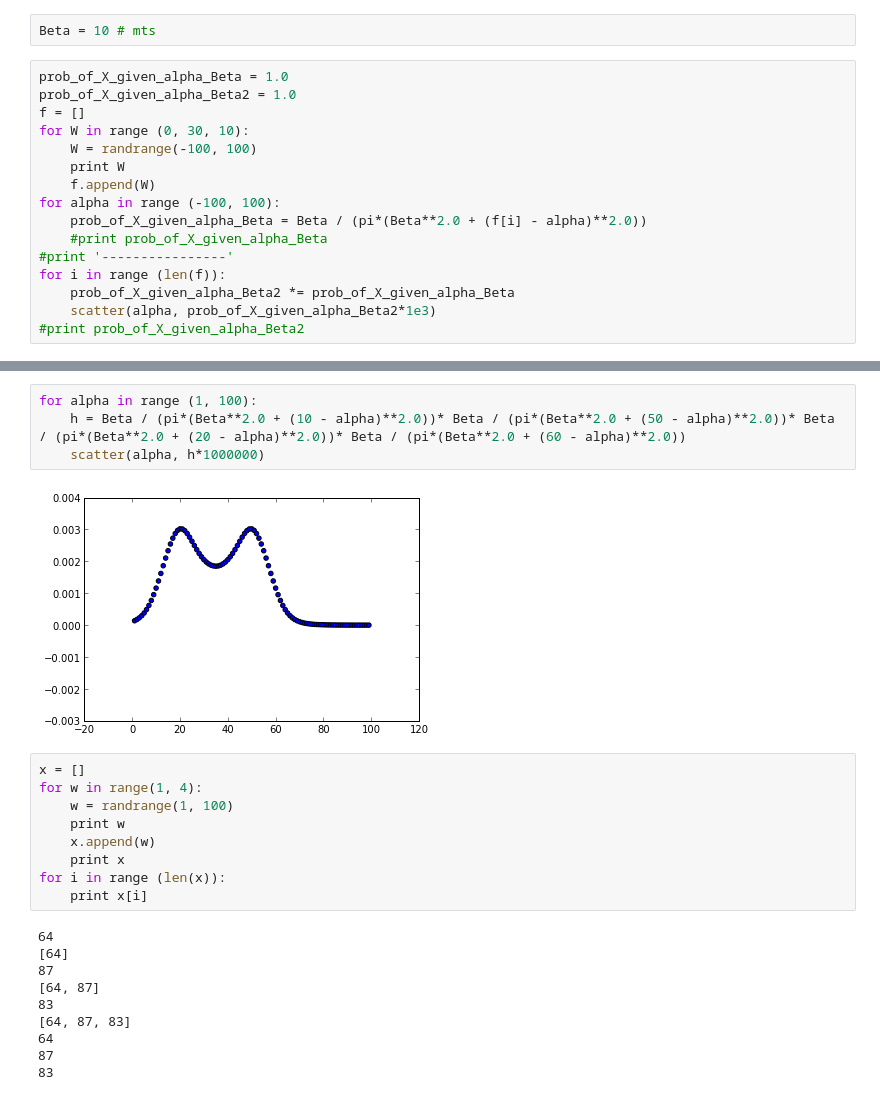
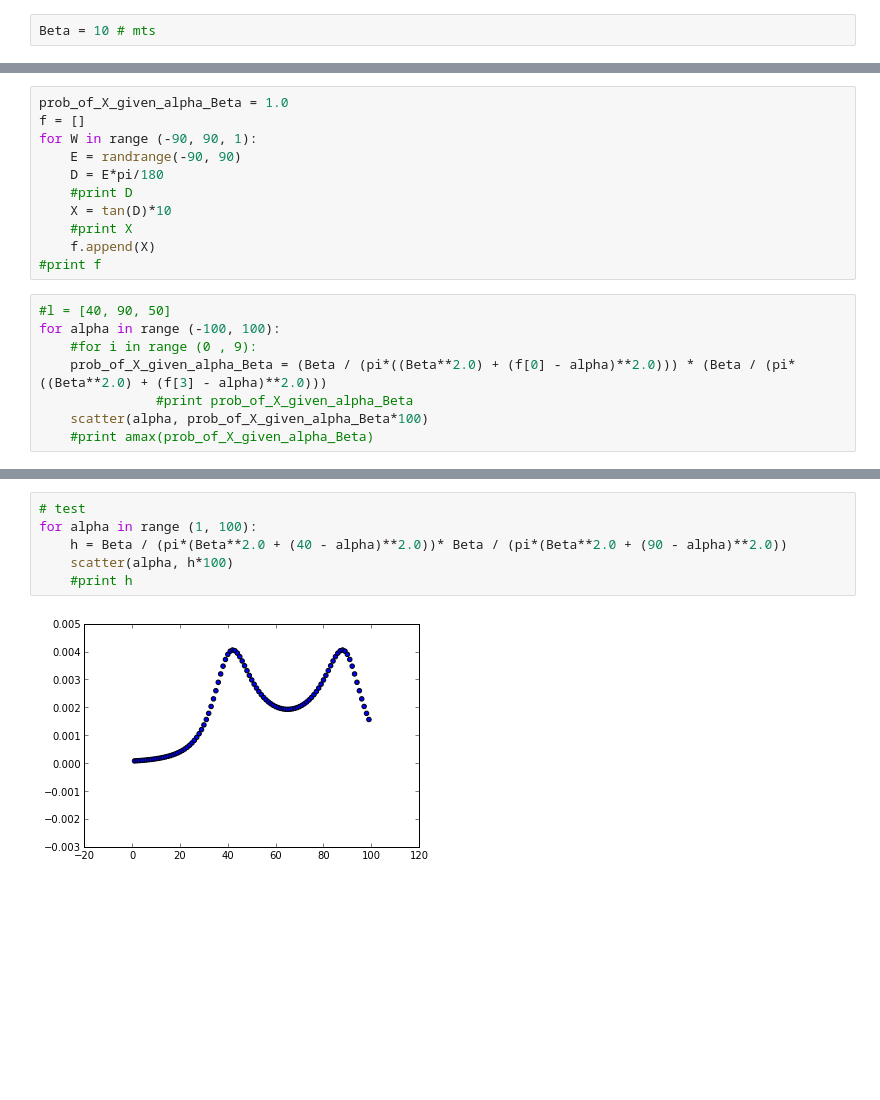
Before and after one commit to jngaravitoc/Bayesian_Homeworks, a Jupyter notebook: The_Lighthouse_Problem.ipynb, the cells around one changed output, grey strips where cells are left out. Cells and saved outputs as stored; diff of their text form; blank space fills up the shorter version.

```diff
--- a/The_Lighthouse_Problem.ipynb
+++ b/The_Lighthouse_Problem.ipynb
@@ -8,19 +8,3 @@ import math
 from random import *
 # %%
 Beta = 10 # mts
-# %%
-prob_of_X_given_alpha_Beta = 1.0
-prob_of_X_given_alpha_Beta2 = 1.0
-f = []
-for W in range (0, 30, 10):
-    W = randrange(-100, 100)
-    print W
-    f.append(W)
-for alpha in range (-100, 100):
-    prob_of_X_given_alpha_Beta = Beta / (pi*(Beta**2.0 + (f[i] - alpha)**2.0))
-    #print prob_of_X_given_alpha_Beta
-#print '----------------'
-for i in range (len(f)):
-    prob_of_X_given_alpha_Beta2 *= prob_of_X_given_alpha_Beta
-    scatter(alpha, prob_of_X_given_alpha_Beta2*1e3)
-#print prob_of_X_given_alpha_Beta2
@@ -31,0 +11,19 @@ for i in range (len(f)):
+# %%
+prob_of_X_given_alpha_Beta = 1.0
+f = []
+for W in range (-90, 90, 1):
+    E = randrange(-90, 90)
+    D = E*pi/180
+    #print D
+    X = tan(D)*10
+    #print X
+    f.append(X)
+#print f
+# %%
+#l = [40, 90, 50]
+for alpha in range (-100, 100):
+    #for i in range (0 , 9):
+    prob_of_X_given_alpha_Beta = (Beta / (pi*((Beta**2.0) + (f[0] - alpha)**2.0))) * (Beta / (pi*((Beta**2.0) + (f[3] - alpha)**2.0)))
+               #print prob_of_X_given_alpha_Beta
+    scatter(alpha, prob_of_X_given_alpha_Beta*100)
+    #print amax(prob_of_X_given_alpha_Beta)
@@ -32,25 +32,8 @@ for i in range (len(f)):
 # %%
+# test
 for alpha in range (1, 100):
-    h = Beta / (pi*(Beta**2.0 + (10 - alpha)**2.0))* Beta / (pi*(Beta**2.0 + (50 - alpha)**2.0))* Beta / (pi*(Beta**2.0 + (20 - alpha)**2.0))* Beta / (pi*(Beta**2.0 + (60 - alpha)**2.0))
-    scatter(alpha, h*1000000)
+    h = Beta / (pi*(Beta**2.0 + (40 - alpha)**2.0))* Beta / (pi*(Beta**2.0 + (90 - alpha)**2.0))
+    scatter(alpha, h*100)
+    #print h
 # %% [output]
-[figure, old version]
+[figure, new version]
-# %%
-x = []
-for w in range(1, 4):
-    w = randrange(1, 100)
-    print w
-    x.append(w)
-    print x
-for i in range (len(x)):
-    print x[i]
-# %% [output]
-64
-[64]
-87
-[64, 87]
-83
-[64, 87, 83]
-64
-87
-83
```
Also changed, not shown: parts of 4 cells of this notebook.
